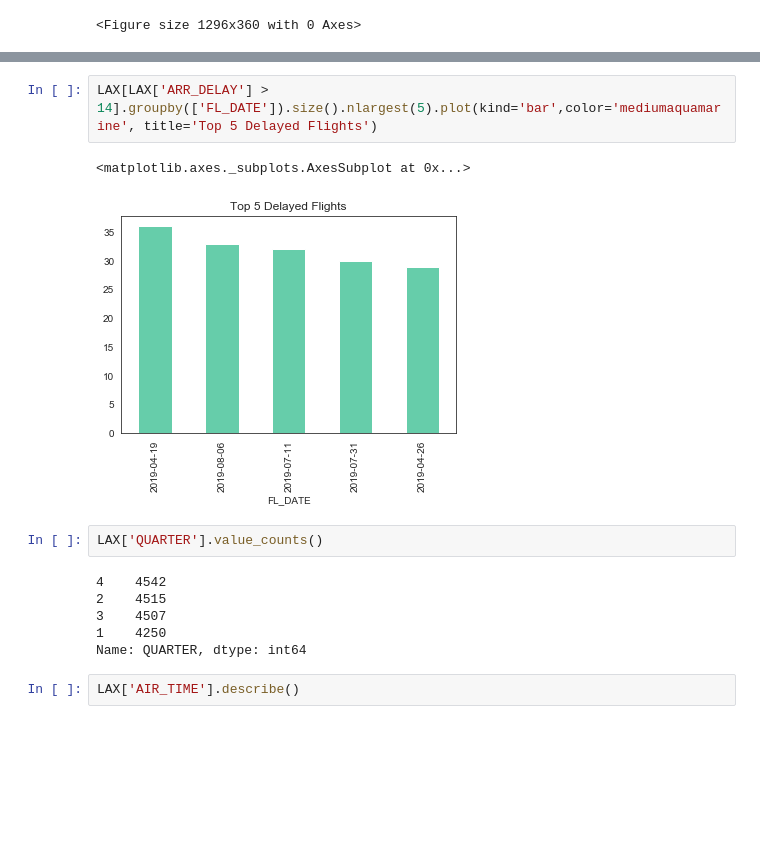
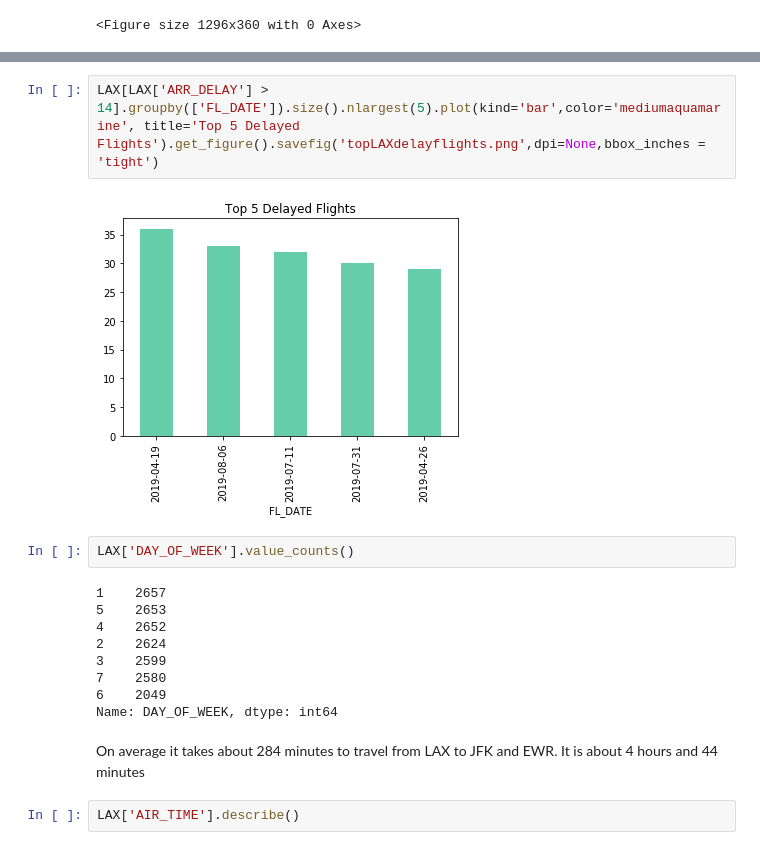
Before and after one commit to emilia329/Fly-High, a Jupyter notebook: LAX.ipynb, the cells around one changed output, grey strips where cells are left out. Saved outputs shown, nothing was run; the diff lists cells and outputs as text; blank space fills up the shorter version.

```diff
--- a/LAX.ipynb
+++ b/LAX.ipynb
@@ -37,16 +46,20 @@ Airlines(LAX['OP_UNIQUE_CARRIER'])
 # %%
-LAX[LAX['ARR_DELAY'] > 14].groupby(['FL_DATE']).size().nlargest(5).plot(kind='bar',color='mediumaquamarine', title='Top 5 Delayed Flights')
+LAX[LAX['ARR_DELAY'] > 14].groupby(['FL_DATE']).size().nlargest(5).plot(kind='bar',color='mediumaquamarine', title='Top 5 Delayed Flights').get_figure().savefig('topLAXdelayflights.png',dpi=None,bbox_inches = 'tight')
 # %% [output]
-<matplotlib.axes._subplots.AxesSubplot at 0x...>
-[figure, old version]
+[figure, new version]
 # %%
-LAX['QUARTER'].value_counts()
+LAX['DAY_OF_WEEK'].value_counts()
 # %% [output]
-4    4542
-2    4515
-3    4507
-1    4250
-Name: QUARTER, dtype: int64
+1    2657
+5    2653
+4    2652
+2    2624
+3    2599
+7    2580
+6    2049
+Name: DAY_OF_WEEK, dtype: int64
+# %% [markdown]
+On average it takes about 284 minutes to travel from LAX to JFK and EWR. It is about 4 hours and 44 minutes
 # %%
 LAX['AIR_TIME'].describe()
 # %% [output]
```
Also changed, not shown: parts of 70 cells of this notebook.
